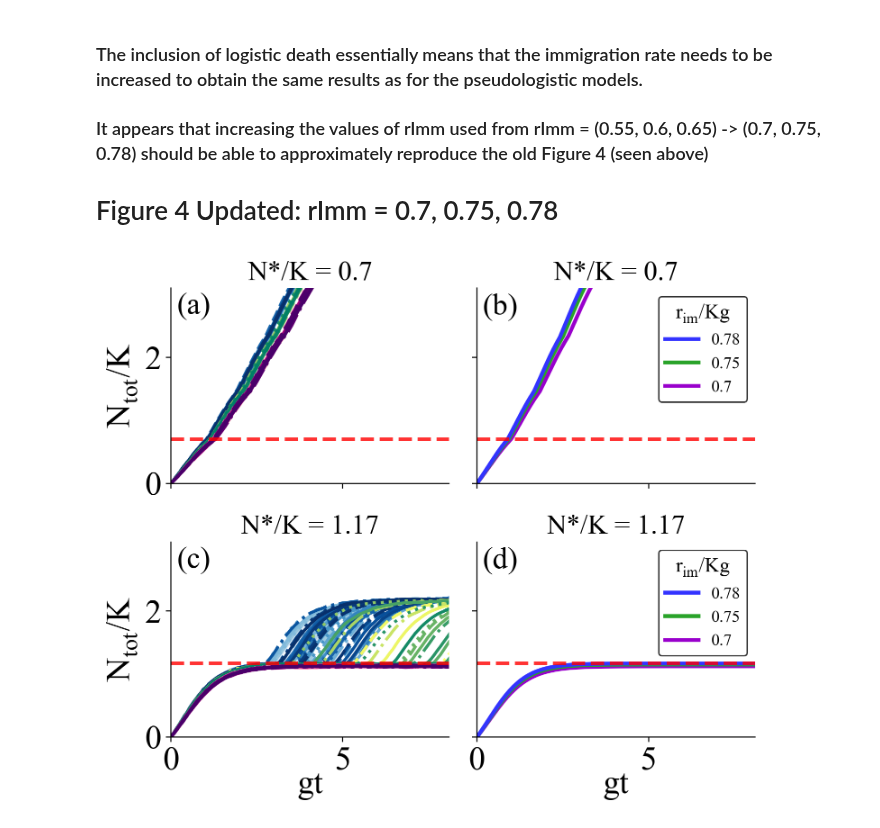
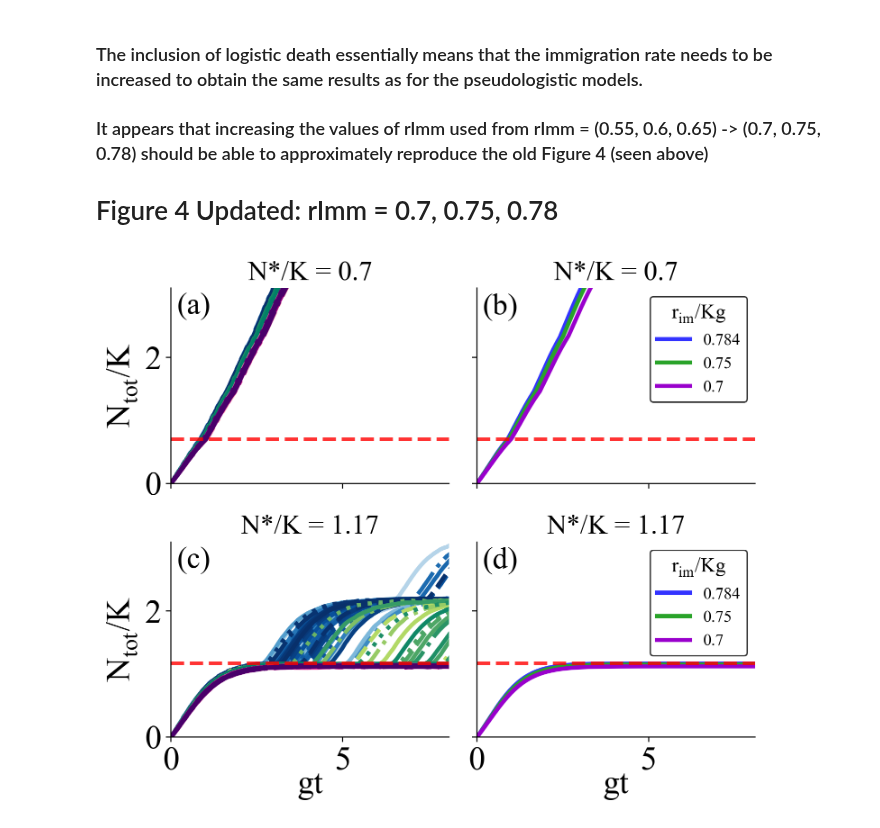
Before and after one commit to patricksinclair/multispecies_postprocessing, a Jupyter notebook: biofilm_threshold_theory_v2/bftt_paper_plotter.ipynb, the cells around one changed output. Drawn from its saved outputs; the diff is of its cells as text; code cells hidden in the pictures.

Commit message:
added K comparison

```diff
--- a/biofilm_threshold_theory_v2/bftt_paper_plotter.ipynb
+++ b/biofilm_threshold_theory_v2/bftt_paper_plotter.ipynb
@@ -90,7 +90,7 @@ def compareNThresh(r_imms, pops_low_ratio_deterministic,  pops_high_ratio_determ
 
                 nCols = len(pop_dataset.columns) - 1
 
-                line_colours = c_map(np.linspace(0, 1, nCols))
+                line_colours = c_map(np.linspace(0.25, 1, nCols))
                 linecycler = cycle(lines[::-1])
 
                 pop_dataset = pop_dataset.dropna()
@@ -98,16 +98,19 @@ def compareNThresh(r_imms, pops_low_ratio_deterministic,  pops_high_ratio_determ
                 for p, line_colour in enumerate(line_colours):
 
                     pop_dataset_num = pd.to_numeric(pop_dataset[str(p)], errors='coerce')
-                    ax.plot(pop_dataset['t']*max_gRate, pop_dataset_num/K_val, lw=2.2, color=line_colour, ls=next(linecycler), label=r_imm, zorder=-z_order)
+                    ax.plot(pop_dataset['t']*max_gRate, pop_dataset_num/K_val, lw=3, color=line_colour, ls=next(linecycler), label=r_imm, zorder=-z_order)
 
                 z_order+=1
 
+
         # plot the deterministic model curves
         else:
+            z_order=0
             for pop_dataset, color_det, r_imm in zip(pop_datasets, colors_deterministic, r_imms):
 
-                ax.plot(pop_dataset['t'], pop_dataset['N'], lw=2.8, color=color_det, label=r_imm)
+                ax.plot(pop_dataset['t'], pop_dataset['N'], lw=3, color=color_det, label=r_imm, zorder=-z_order)
 
+                z_order+=1
 
             handles, labels = ax.get_legend_handles_labels()
             ax.legend(handles[::-1], labels[::-1], title=r'$r_{im}/Kg$', fontsize=12, title_fontsize=15, edgecolor='k')
@@ -164,18 +168,20 @@ fig4d_pops_deterministic_UPDATED = [fig4d_rImm_0_7_deterministic, fig4d_rImm_0_7
 fig4c_rImm_0_7_v2  = pd.read_csv("solo_results_bigK_v2/ratios4c_rImmig_0_7-stochastic_pop_over_time_v2.csv")
 fig4c_rImm_0_75_v2 = pd.read_csv("solo_results_bigK_v2/ratios4c_rImmig_0_75-stochastic_pop_over_time_v2.csv")
 fig4c_rImm_0_78_v2 = pd.read_csv("solo_results_bigK_v2/ratios4c_rImmig_0_78-stochastic_pop_over_time_v2.csv")
+fig4c_rImm_0_784_v2= pd.read_csv("solo_results_bigK_v2/ratios4c_rImmig_0_784-stochastic_pop_over_time_v2.csv")
 
-fig4c_pops_stochastic_v2_UPDATED = [fig4c_rImm_0_7_v2, fig4c_rImm_0_75_v2, fig4c_rImm_0_78_v2]
+fig4c_pops_stochastic_v2_UPDATED = [fig4c_rImm_0_7_v2, fig4c_rImm_0_75_v2, fig4c_rImm_0_784_v2]
 
 
 # the old stochastic data for N* < K should still be ok (I think), as the logistic death issue only arises when N > K
 # fig 4d - N* = 0.7
-# fig4d_rImm_0_7_v2  = pd.read_csv("solo_results_bigK_v2/")
-# fig4d_rImm_0_75_v2 = pd.read_csv("solo_results_bigK_v2/")
-# fig4d_rImm_0_78_v2 = pd.read_csv("solo_results_bigK_v2/")
+fig4d_rImm_0_7_v2  = pd.read_csv("solo_results_bigK_v2/ratios4d_rImmig_0_7-stochastic_pop_over_time_v2.csv")
+fig4d_rImm_0_75_v2 = pd.read_csv("solo_results_bigK_v2/ratios4d_rImmig_0_75-stochastic_pop_over_time_v2.csv")
+fig4d_rImm_0_78_v2 = pd.read_csv("solo_results_bigK_v2/ratios4d_rImmig_0_78-stochastic_pop_over_time_v2.csv")
+fig4d_rImm_0_784_v2= pd.read_csv("solo_results_bigK_v2/ratios4d_rImmig_0_784-stochastic_pop_over_time_v2.csv")
 
-# fig4d_pops_stochastic_UPDATED = [fig4d_rImm_0_7_v2, fig4d_rImm_0_75_v2, fig4d_rImm_0_78_v2]
+fig4d_pops_stochastic_UPDATED = [fig4d_rImm_0_7_v2, fig4d_rImm_0_75_v2, fig4d_rImm_0_784_v2]
 # %%
-compareNThresh([0.7, 0.75, 0.78], fig4d_pops_deterministic_UPDATED, fig4c_pops_deterministic_UPDATED, fig4d_pops_stochastic, fig4c_pops_stochastic_v2_UPDATED, 'fig4_N_thresh_comparison_v2_UPDATED')
+compareNThresh([0.7, 0.75, 0.784], fig4d_pops_deterministic_UPDATED, fig4c_pops_deterministic_UPDATED, fig4d_pops_stochastic_UPDATED, fig4c_pops_stochastic_v2_UPDATED, 'fig4_N_thresh_comparison_v2_UPDATED')
 # %% [output]
-[figure, old version]
+[figure, new version]
```
Also changed, not shown: parts of 1 cell of this notebook, 1 other file.
